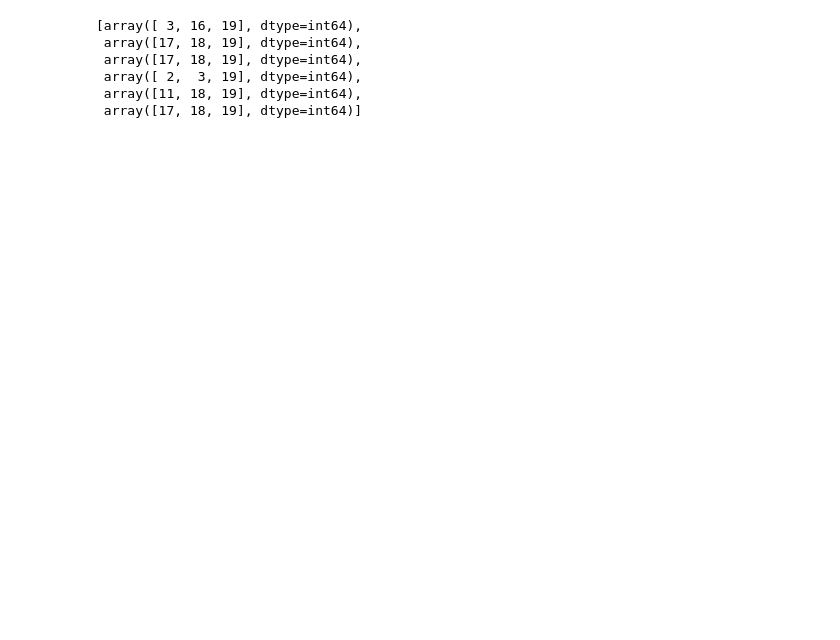
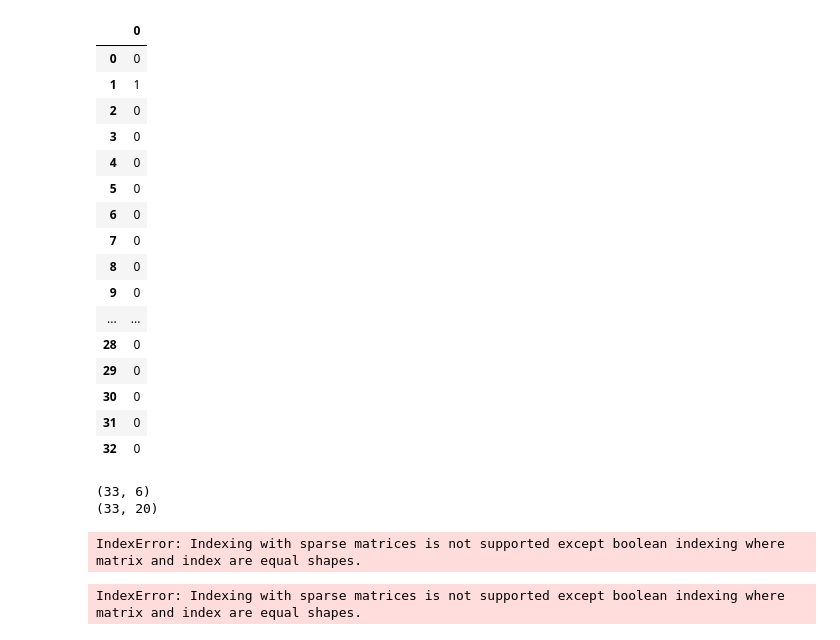
Before and after one commit to abel47/Bachelor-s-Thesis, a Jupyter notebook: binaryRelevance.ipynb, the cells around one changed output. Saved outputs shown, nothing was run; the diff lists cells and outputs as text; code cells hidden in the pictures; blank space fills up the shorter version.

```diff
--- a/binaryRelevance.ipynb
+++ b/binaryRelevance.ipynb
@@ -107,12 +86,44 @@ clf
+# %%
+df2 = pd.DataFrame(predictions[:,0].toarray())
+df2
+# %% [output]
+|  | 0 |
+| 0 | 0 |
+| 1 | 1 |
+| 2 | 0 |
+| 3 | 0 |
+| 4 | 0 |
+| 5 | 0 |
+| 6 | 0 |
+| 7 | 0 |
+| 8 | 0 |
+| 9 | 0 |
+| ... | ... |
+| 28 | 0 |
+| 29 | 0 |
+| 30 | 0 |
+| 31 | 0 |
+| 32 | 0 |
+# %%
+#predictions[:,0]
+#X_test
+print(predictions.shape)
+print(X_test.shape)
+# %% [output]
+(33, 6)
+(33, 20)
+# %%
+selected_features_array = []
+
+for i in predictions:
+    indices_features_selected = clf.feature_select(X, predictions[i], transformer)
+    selected_features_array.append(indices_features_selected)
+# %% [output]
+IndexError: Indexing with sparse matrices is not supported except boolean indexing where matrix and index are equal shapes.
 # %%
-clf.sets_of_selected_features(X_test,x,clf,SelectKBest(chi2, k=3))
+clf.sets_of_selected_features(X_test,predictions[:,0],clf,SelectKBest(chi2, k=3))
 # %% [output]
-[array([ 3, 16, 19], dtype=int64),
- array([17, 18, 19], dtype=int64),
- array([17, 18, 19], dtype=int64),
- array([ 2,  3, 19], dtype=int64),
- array([11, 18, 19], dtype=int64),
- array([17, 18, 19], dtype=int64)]
+IndexError: Indexing with sparse matrices is not supported except boolean indexing where matrix and index are equal shapes.
 # %%
 arr = clf.sets_of_selected_features(X_test,x,clf,SelectKBest(chi2, k=3))
 arr
```
Also changed, not shown: parts of 11 cells of this notebook.
